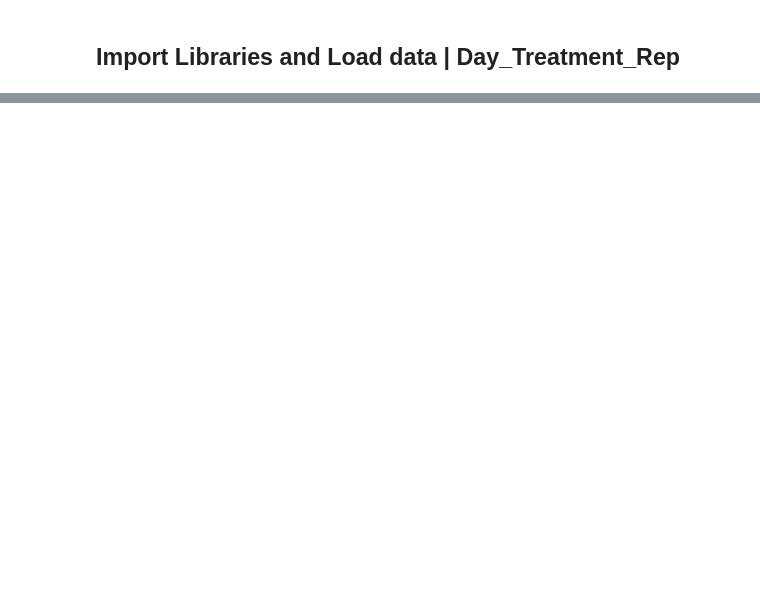
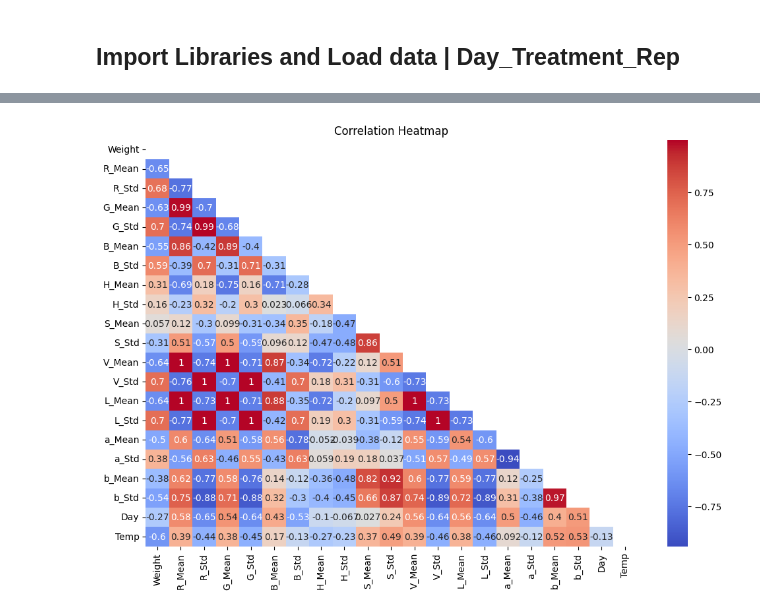
Before and after one commit to jemiezler/SeniorProject, a Jupyter notebook: python/2_classification.ipynb, the cells around one changed output, grey strips where cells are left out. Cells and saved outputs as stored; diff of their text form; code cells hidden in the pictures; blank space fills up the shorter version.

```diff
--- a/python/2_classification.ipynb
+++ b/python/2_classification.ipynb
@@ -30,0 +114,18 @@ from tensorflow.keras.preprocessing.image import load_img, img_to_array
+# %%
+# Compute correlation matrix
+correlation_matrix = df.corr()
+
+# Generate a mask for the upper triangle
+mask = np.triu(np.ones_like(correlation_matrix, dtype=bool))
+
+# Set up the matplotlib figure
+plt.figure(figsize=(12, 8))
+
+# Draw the heatmap without labels
+sns.heatmap(correlation_matrix, cmap="coolwarm", mask=mask, annot=True, cbar=True, xticklabels=correlation_matrix.columns, yticklabels=correlation_matrix.index)
+plt.title("Correlation Heatmap")
+
+# Show the heatmap
+plt.show()
+# %% [output]
+[figure, added]
```
Also changed, not shown: parts of 26 cells of this notebook, 20 other files.
